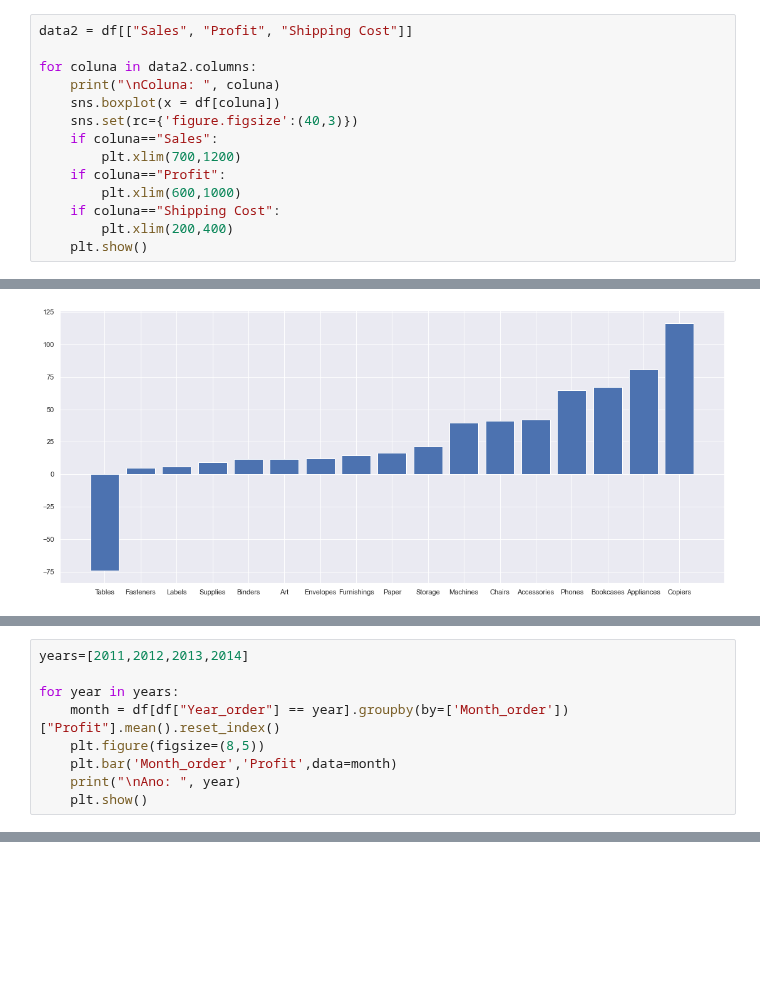
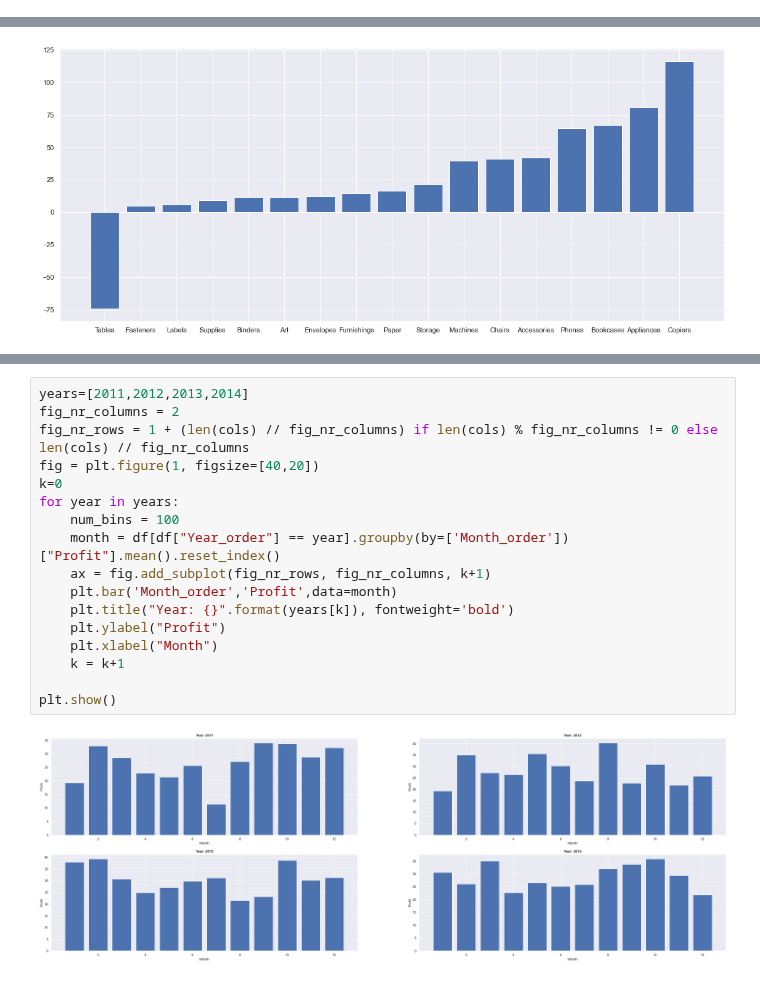
Before and after one commit to gonaloppcc/projetoDAA, a Jupyter notebook: melhor_grupo/data_exploration (1).ipynb, the cells around one changed output, grey strips where cells are left out. Saved outputs shown, nothing was run; the diff lists cells and outputs as text; blank space fills up the shorter version.

```diff
--- a/melhor_grupo/data_exploration (1).ipynb
+++ b/melhor_grupo/data_exploration (1).ipynb
@@ -332,17 +318,3 @@ Coluna:  Shipping Cost
 - Quantity remover outliers superiores
 - Discount igual
 - Profit, aproveitar para analisar que se calhar é normalizado
-# %%
-data2 = df[["Sales", "Profit", "Shipping Cost"]]
-
-for coluna in data2.columns:
-    print("\nColuna: ", coluna)
-    sns.boxplot(x = df[coluna])
-    sns.set(rc={'figure.figsize':(40,3)})
-    if coluna=="Sales":
-        plt.xlim(700,1200)
-    if coluna=="Profit":
-        plt.xlim(600,1000)
-    if coluna=="Shipping Cost":
-        plt.xlim(200,400)
-    plt.show()
@@ -463,9 +364,0 @@ Index(['Order ID', 'Ship Mode', 'Customer ID', 'Customer Name', 'Segment',
-# %%
-years=[2011,2012,2013,2014]
-
-for year in years:
-    month = df[df["Year_order"] == year].groupby(by=['Month_order'])["Profit"].mean().reset_index()
-    plt.figure(figsize=(8,5))
-    plt.bar('Month_order','Profit',data=month)
-    print("\nAno: ", year)
-    plt.show()
@@ -480,0 +365,19 @@ Ano:  2014
+# %%
+years=[2011,2012,2013,2014]
+fig_nr_columns = 2
+fig_nr_rows = 1 + (len(cols) // fig_nr_columns) if len(cols) % fig_nr_columns != 0 else len(cols) // fig_nr_columns
+fig = plt.figure(1, figsize=[40,20])
+k=0
+for year in years:
+    num_bins = 100
+    month = df[df["Year_order"] == year].groupby(by=['Month_order'])["Profit"].mean().reset_index()
+    ax = fig.add_subplot(fig_nr_rows, fig_nr_columns, k+1)
+    plt.bar('Month_order','Profit',data=month)
+    plt.title("Year: {}".format(years[k]), fontweight='bold')
+    plt.ylabel("Profit")
+    plt.xlabel("Month")
+    k = k+1
+
+plt.show()
+# %% [output]
+[figure, added]
```
Also changed, not shown: parts of 13 cells of this notebook, 3 other files.
